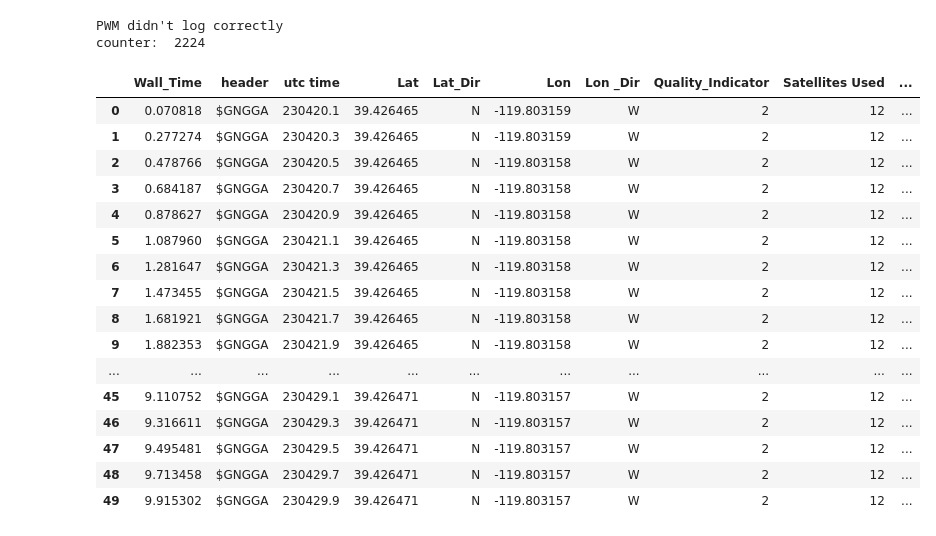
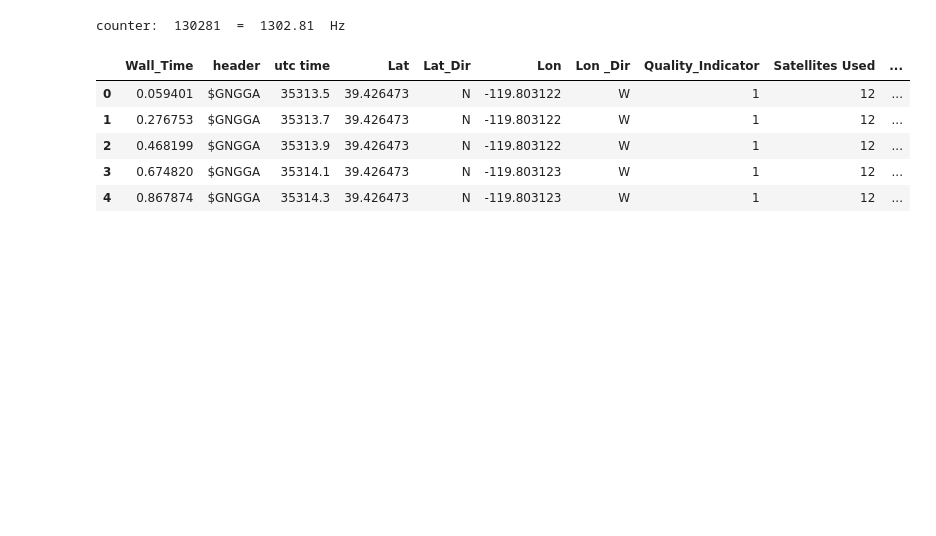
Before and after one commit to smithan7/not-so-dumb-rc-car, a Jupyter notebook: AutonomousCar/code/read_gps_and_aol.ipynb, the cells around one changed output. Saved outputs shown, nothing was run; the diff lists cells and outputs as text; code cells hidden in the pictures; blank space fills up the shorter version.

```diff
--- a/AutonomousCar/code/read_gps_and_aol.ipynb
+++ b/AutonomousCar/code/read_gps_and_aol.ipynb
@@ -336,58 +322,45 @@ PWM didn't log correctly
 # %%
-ola_log = OLA_Interface()
+ola_log = Serial_Interface("OLA", ola_cols, ola_types, ola_proc_string, s_port='/dev/ttyUSB0')
+gps_log = Serial_Interface("GPS", gps_cols, gps_types, gps_proc_string, s_port='/dev/ttyACM0')
+pwm_log = Serial_Interface("PWM", pwm_cols, pwm_types, pwm_proc_string, s_port='/dev/ttyACM1')
+
 ola_log.flush_logs()
-gps_log = GPS_Interface()
 gps_log.flush_logs()
-pwm_log = PWM_Interface()
 pwm_log.flush_logs()
 
 
 start = time.time()
-max_time = 10.0
-c_time = time.time() - start
+max_time = 100.0
+c_time = 0.0
 cnt = 0
 while c_time < max_time:
     cnt += 1
     c_time = time.time() - start
     ola_log.check_and_log(c_time)
     gps_log.check_and_log(c_time)
-    pwm_log.check_and_log(c_time)
+    # pwm_log.check_and_log(c_time)
 
-print("counter: ", cnt)
+print("counter: ", cnt, " = ", cnt / max_time, " Hz")
 
 ola_log.close_and_save()
-# ola_log.ola_df
 gps_log.close_and_save()
-# gps_log.gps_df
 pwm_log.close_and_save()
 # %% [output]
-PWM didn't log correctly
-counter:  2224
+counter:  130281  =  1302.81  Hz
 # %%
-m_lon = gps_log.gps_df["Lon"].mean()
-m_lat = gps_log.gps_df["Lat"].mean()
+m_lon = gps_log.df["Lon"].mean()
+m_lat = gps_log.df["Lat"].mean()
 
-gps_log.gps_df["dist2center"] = gps_log.gps_df.apply(lambda x: 1000.0 * haversine(x["Lat"], x["Lon"], m_lat, m_lon), axis=1)
-gps_log.gps_df["bearing2center"] = gps_log.gps_df.apply(lambda x: bearing(m_lat, m_lon, x["Lat"], x["Lon"]), axis=1)
-gps_log.gps_df["x"] = gps_log.gps_df.apply(lambda x: math.sin(x["bearing2center"]) * x["dist2center"], axis=1)
-gps_log.gps_df["y"] = gps_log.gps_df.apply(lambda x: math.cos(x["bearing2center"]) * x["dist2center"], axis=1)
-display(gps_log.gps_df)
+gps_log.df["dist2center"] = gps_log.df.apply(lambda x: 1000.0 * haversine(x["Lat"], x["Lon"], m_lat, m_lon), axis=1)
+gps_log.df["bearing2center"] = gps_log.df.apply(lambda x: bearing(m_lat, m_lon, x["Lat"], x["Lon"]), axis=1)
+gps_log.df["x"] = gps_log.df.apply(lambda x: math.sin(x["bearing2center"]) * x["dist2center"], axis=1)
+gps_log.df["y"] = gps_log.df.apply(lambda x: math.cos(x["bearing2center"]) * x["dist2center"], axis=1)
+display(gps_log.df.head())
 # %% [output]
 |  | Wall_Time | header | utc time | Lat | Lat_Dir | Lon | Lon _Dir | Quality_Indicator | Satellites Used | ... |
-| 0 | 0.070818 | $GNGGA | 230420.1 | 39.426465 | N | -119.803159 | W | 2 | 12 | ... |
-| 1 | 0.277274 | $GNGGA | 230420.3 | 39.426465 | N | -119.803159 | W | 2 | 12 | ... |
-| 2 | 0.478766 | $GNGGA | 230420.5 | 39.426465 | N | -119.803158 | W | 2 | 12 | ... |
-| 3 | 0.684187 | $GNGGA | 230420.7 | 39.426465 | N | -119.803158 | W | 2 | 12 | ... |
-| 4 | 0.878627 | $GNGGA | 230420.9 | 39.426465 | N | -119.803158 | W | 2 | 12 | ... |
-| 5 | 1.087960 | $GNGGA | 230421.1 | 39.426465 | N | -119.803158 | W | 2 | 12 | ... |
-| 6 | 1.281647 | $GNGGA | 230421.3 | 39.426465 | N | -119.803158 | W | 2 | 12 | ... |
-| 7 | 1.473455 | $GNGGA | 230421.5 | 39.426465 | N | -119.803158 | W | 2 | 12 | ... |
-| 8 | 1.681921 | $GNGGA | 230421.7 | 39.426465 | N | -119.803158 | W | 2 | 12 | ... |
-| 9 | 1.882353 | $GNGGA | 230421.9 | 39.426465 | N | -119.803158 | W | 2 | 12 | ... |
-| ... | ... | ... | ... | ... | ... | ... | ... | ... | ... | ... |
-| 45 | 9.110752 | $GNGGA | 230429.1 | 39.426471 | N | -119.803157 | W | 2 | 12 | ... |
-| 46 | 9.316611 | $GNGGA | 230429.3 | 39.426471 | N | -119.803157 | W | 2 | 12 | ... |
-| 47 | 9.495481 | $GNGGA | 230429.5 | 39.426471 | N | -119.803157 | W | 2 | 12 | ... |
-| 48 | 9.713458 | $GNGGA | 230429.7 | 39.426471 | N | -119.803157 | W | 2 | 12 | ... |
-| 49 | 9.915302 | $GNGGA | 230429.9 | 39.426471 | N | -119.803157 | W | 2 | 12 | ... |
+| 0 | 0.059401 | $GNGGA | 35313.5 | 39.426473 | N | -119.803122 | W | 1 | 12 | ... |
+| 1 | 0.276753 | $GNGGA | 35313.7 | 39.426473 | N | -119.803122 | W | 1 | 12 | ... |
+| 2 | 0.468199 | $GNGGA | 35313.9 | 39.426473 | N | -119.803122 | W | 1 | 12 | ... |
+| 3 | 0.674820 | $GNGGA | 35314.1 | 39.426473 | N | -119.803123 | W | 1 | 12 | ... |
+| 4 | 0.867874 | $GNGGA | 35314.3 | 39.426473 | N | -119.803123 | W | 1 | 12 | ... |
 # %%
```
Also changed, not shown: parts of 11 cells of this notebook.
